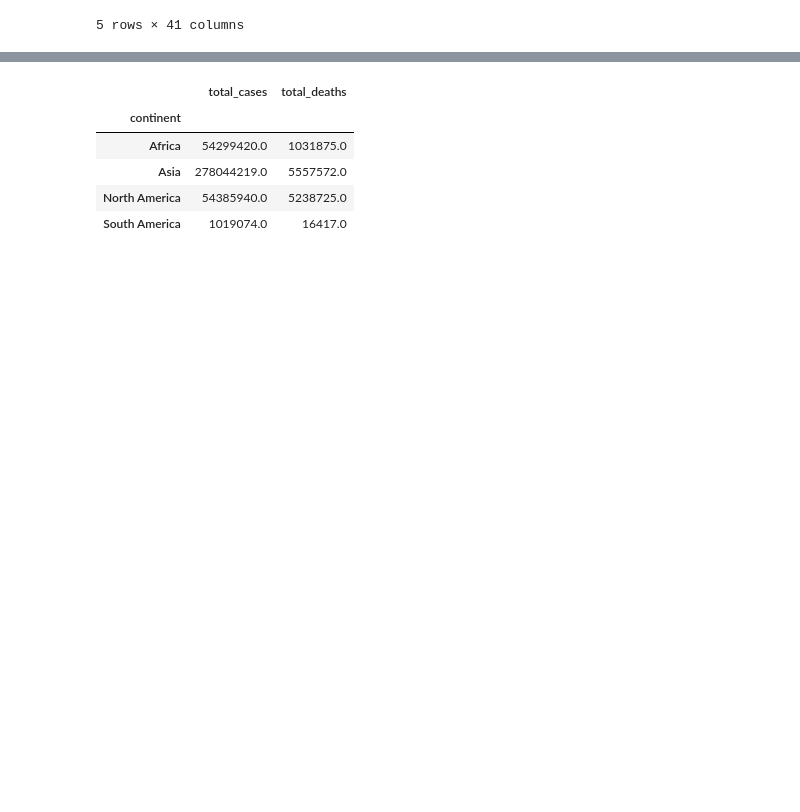
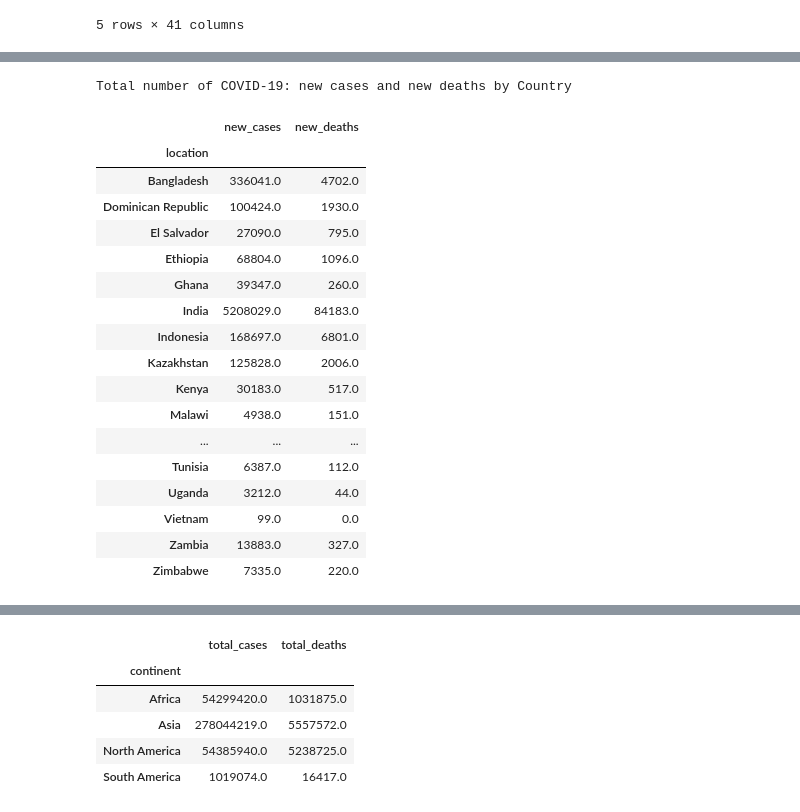
Before and after one commit to jjjdewan/ucb-data-visualization-msgrp-project1-covid-19, a Jupyter notebook: covid-19-project-challenge.ipynb, the cells around one changed output, grey strips where cells are left out. Cells and saved outputs as stored; diff of their text form; code cells hidden in the pictures; blank space fills up the shorter version.

```diff
--- a/covid-19-project-challenge.ipynb
+++ b/covid-19-project-challenge.ipynb
@@ -54,3 +95,34 @@ total_cases_na
+# %%
+# Get total # of cases by country
+
+new_cases_group_country = covid_data_clean.groupby(['location'])["new_cases"].sum()
+new_death_group_country = covid_data_clean.groupby(['location'])["new_deaths"].sum()
+total_cases_group_country = pd.merge(new_cases_group_country, new_death_group_country,
+                                     how="inner",on = "location")
+
+print ("Total number of COVID-19: new cases and new deaths by Country" )
+
+total_cases_group_country.head(200)
+# %% [output]
+Total number of COVID-19: new cases and new deaths by Country
+|  | new_cases | new_deaths |
+| location |  |  |
+| Bangladesh | 336041.0 | 4702.0 |
+| Dominican Republic | 100424.0 | 1930.0 |
+| El Salvador | 27090.0 | 795.0 |
+| Ethiopia | 68804.0 | 1096.0 |
+| Ghana | 39347.0 | 260.0 |
+| India | 5208029.0 | 84183.0 |
+| Indonesia | 168697.0 | 6801.0 |
+| Kazakhstan | 125828.0 | 2006.0 |
+| Kenya | 30183.0 | 517.0 |
+| Malawi | 4938.0 | 151.0 |
+| ... | ... | ... |
+| Tunisia | 6387.0 | 112.0 |
+| Uganda | 3212.0 | 44.0 |
+| Vietnam | 99.0 | 0.0 |
+| Zambia | 13883.0 | 327.0 |
+| Zimbabwe | 7335.0 | 220.0 |
 # %%
 # Get total # of cases by continent
 
```
Also changed, not shown: parts of 6 cells of this notebook.
